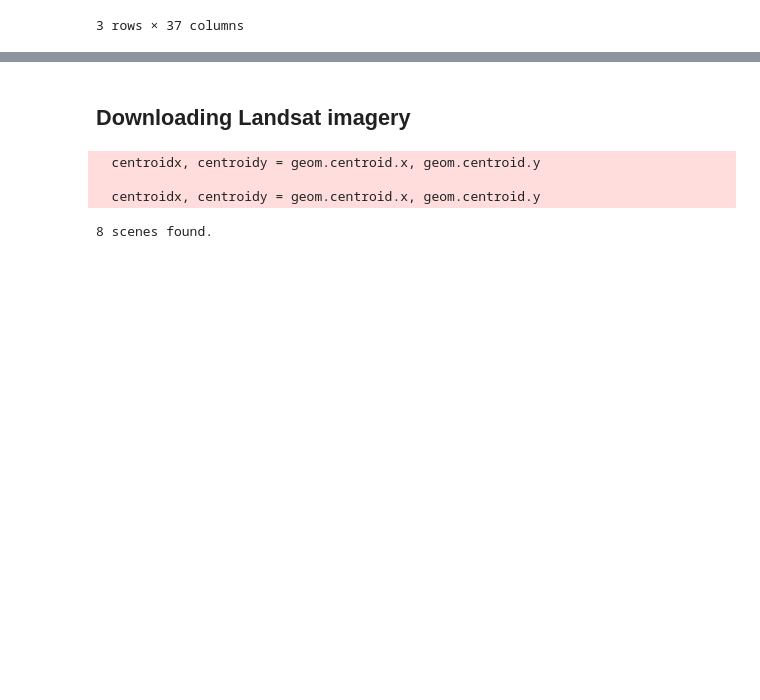
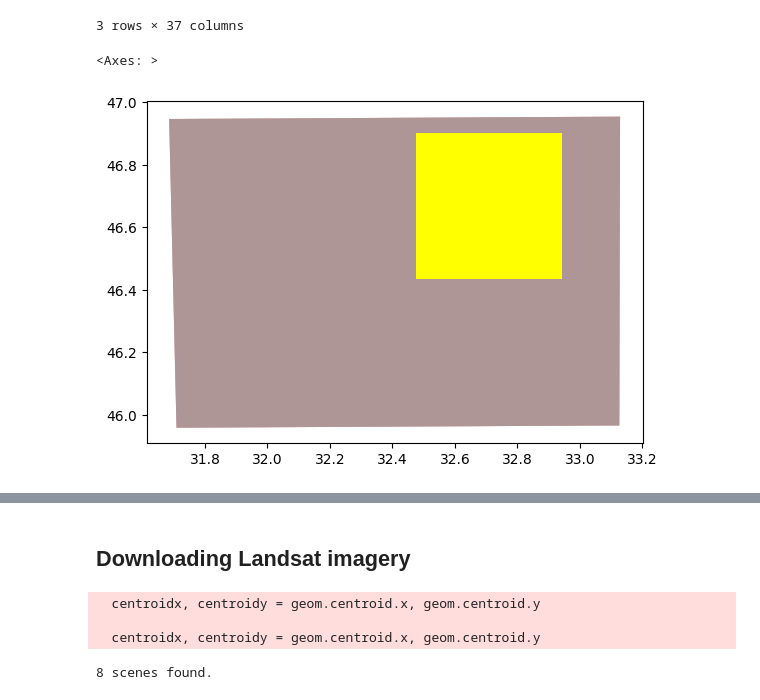
Before and after one commit to turkim1/satellite_flood_detection, a Jupyter notebook: notebooks/download_data_v00.ipynb, the cells around one changed output, grey strips where cells are left out. Drawn from its saved outputs; the diff is of its cells as text; code cells hidden in the pictures; blank space fills up the shorter version.

Commit message:
uploading data preprocessing and download data

```diff
--- a/notebooks/download_data_v00.ipynb
+++ b/notebooks/download_data_v00.ipynb
@@ -42,6 +42,20 @@ sentinel_gdf
 | 874cec0a-a36b-4fa6-af29-ef177fda5937 | S2B_MSIL2A_20200409T084559_N0214_... | https://scihub.copernicus.eu/dhus... | https://scihub.copernicus.eu/dhus... | https://scihub.copernicus.eu/dhus... | Date: 2020-04-09T08:45:59.024Z, I... | false | 2020-04-09 08:45:59.024 | 2020-04-09 08:45:59.024 | ... |
 | 85e02b36-5550-451f-beff-45a87bce2849 | S2B_MSIL2A_20200519T084559_N0214_... | https://scihub.copernicus.eu/dhus... | https://scihub.copernicus.eu/dhus... | https://scihub.copernicus.eu/dhus... | Date: 2020-05-19T08:45:59.024Z, I... | false | 2020-05-19 08:45:59.024 | 2020-05-19 08:45:59.024 | ... |
 3 rows × 37 columns
+# %%
+ax = sentinel_gdf.plot('platformidentifier',
+                    alpha = 0.5,
+                    cmap = 'Set1',
+                    #legend = True
+                     )
+geom.plot(ax=ax)
+
+square_geom = DownloadImagery.create_square_bbox(geom['geometry'])
+
+square_geom.plot(ax=ax, color = 'yellow')
+# %% [output]
+<Axes: >
+[figure, added]
 # %%
 DownloadImagery.download_sentinel(username = username_sentinel,
                                 password = password_sentinel,
```
Also changed, not shown: parts of 1 cell of this notebook, 1 other file.
